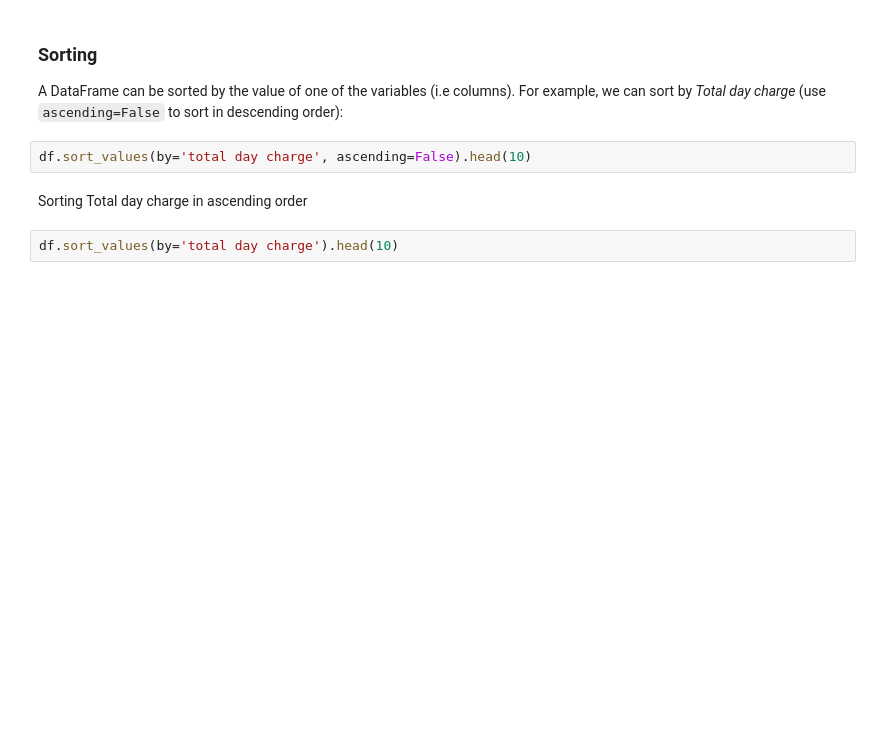
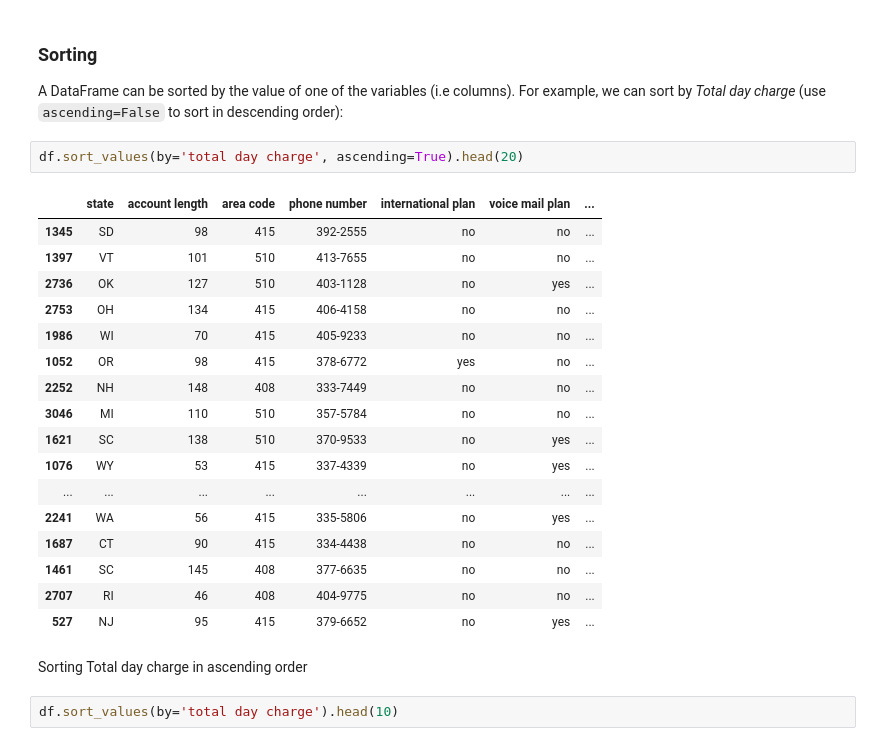
Before and after one commit to ShadySean/5523Project1, a Jupyter notebook: Project1/Project1/Experiment - 1/Exploratory data analysis.ipynb, the cells around one changed output. Cells and saved outputs as stored; diff of their text form; blank space fills up the shorter version.

```diff
--- a/Project1/Project1/Experiment - 1/Exploratory data analysis.ipynb
+++ b/Project1/Project1/Experiment - 1/Exploratory data analysis.ipynb
@@ -62,7 +117,25 @@ df['churn'].value_counts(normalize=True)
 
 A DataFrame can be sorted by the value of one of the variables (i.e columns). For example, we can sort by *Total day charge* (use `ascending=False` to sort in descending order):
 # %%
-df.sort_values(by='total day charge', ascending=False).head(10)
+df.sort_values(by='total day charge', ascending=True).head(20)
+# %% [output]
+|  | state | account length | area code | phone number | international plan | voice mail plan | ... |
+| 1345 | SD | 98 | 415 | 392-2555 | no | no | ... |
+| 1397 | VT | 101 | 510 | 413-7655 | no | no | ... |
+| 2736 | OK | 127 | 510 | 403-1128 | no | yes | ... |
+| 2753 | OH | 134 | 415 | 406-4158 | no | no | ... |
+| 1986 | WI | 70 | 415 | 405-9233 | no | no | ... |
+| 1052 | OR | 98 | 415 | 378-6772 | yes | no | ... |
+| 2252 | NH | 148 | 408 | 333-7449 | no | no | ... |
+| 3046 | MI | 110 | 510 | 357-5784 | no | no | ... |
+| 1621 | SC | 138 | 510 | 370-9533 | no | yes | ... |
+| 1076 | WY | 53 | 415 | 337-4339 | no | yes | ... |
+| ... | ... | ... | ... | ... | ... | ... | ... |
+| 2241 | WA | 56 | 415 | 335-5806 | no | yes | ... |
+| 1687 | CT | 90 | 415 | 334-4438 | no | no | ... |
+| 1461 | SC | 145 | 408 | 377-6635 | no | no | ... |
+| 2707 | RI | 46 | 408 | 404-9775 | no | no | ... |
+| 527 | NJ | 95 | 415 | 379-6652 | no | yes | ... |
 # %% [markdown]
 Sorting Total day charge in ascending order
 # %%
```
Also changed, not shown: parts of 9 cells of this notebook.
